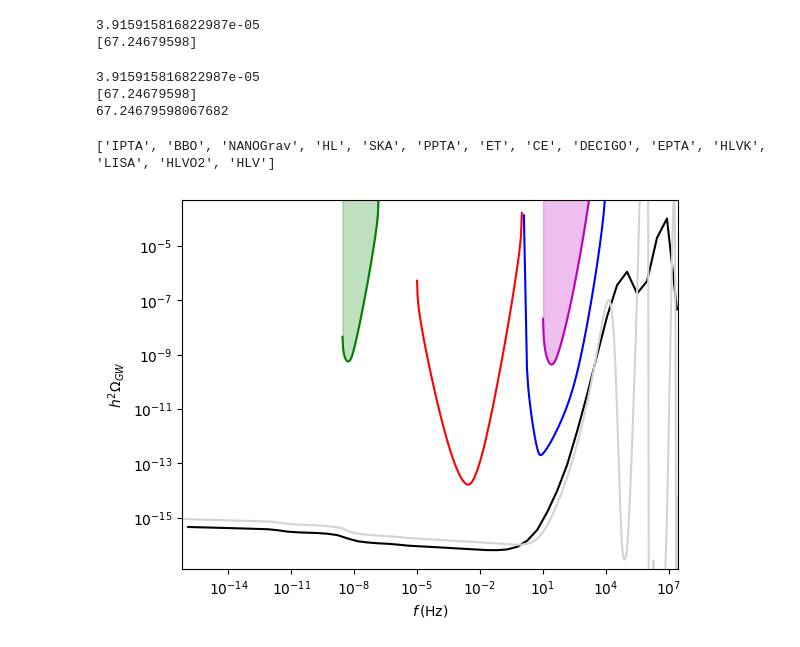
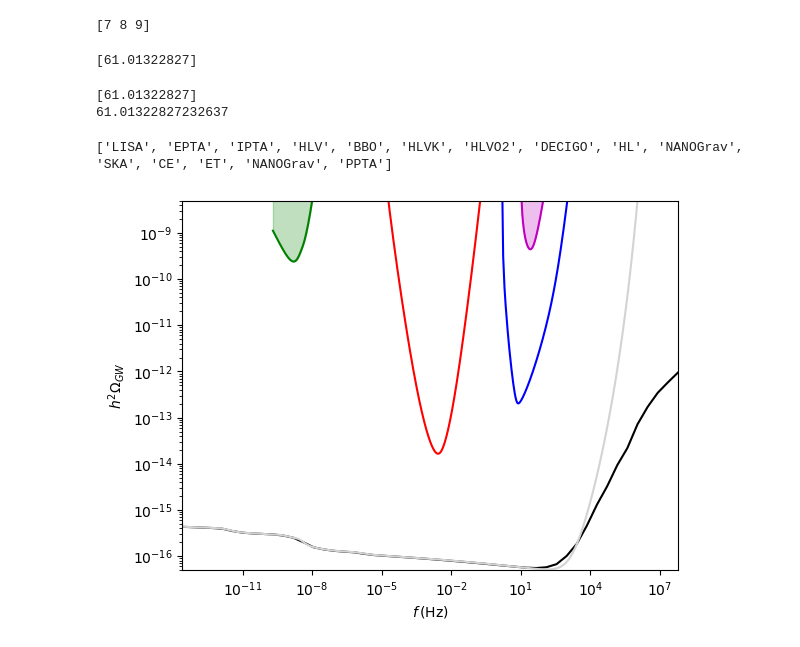
Before and after one commit to richard-von-eckardstein/GEFF, a Jupyter notebook: Common/ComputeTensor.ipynb, the cells around one changed output. Saved outputs shown, nothing was run; the diff lists cells and outputs as text; code cells hidden in the pictures.

```diff
--- a/Common/ComputeTensor.ipynb
+++ b/Common/ComputeTensor.ipynb
@@ -17,3 +17,9 @@ from GEFClassic.GEFClassic import GEF
+# %%
+a = np.arange(0, 100, 10)
+b = np.where(a>60)[0]
+print(b)
+# %% [output]
+[7 8 9]
 # %%
 #Set coupling Constant
 beta=25
@@ -21,33 +27,30 @@ MbMexist=True
 
 #Set path to the directory where the GEF results are stored
 path = os.getcwd()
-name = path+f"/../Out/GEF_Beta{beta}.0_SENone_M6.16_Bdr.dat"
+name = path+f"/../Out/GEF_Beta{beta}.0_SEmix_KDep_1it.dat"
 
 #Set up initial conditions for the GEF system (I plan to streamline this at some point)
 alpha = 0.
 Mpl = 1.
-M = 6.16e-6*Mpl
+M = 6e-6*Mpl
 phi0 = 15.55*Mpl
 dphidt0 = -np.sqrt(2/3)*M*Mpl
 ini = {"phi":phi0, "dphi":dphidt0}
 ntr = 150
-H = GEF(beta, Mpl, ini, M, ntr, approx=True)
+H = GEF(0, beta, Mpl, ini, M, ntr, SE="mix", AltDamp=2, approx=True)
 H.LoadData(name)
 Nend = H.EndOfInflation()[0]
 # %% [output]
-3.915915816822987e-05
-[67.24679598]
+[61.01322827]
 # %%
 P = PowSpecT(H)
 
-k = (np.exp(Nend)*0.01)
 ks = np.logspace(np.log10(P.mink), np.log10(P.maxk), 50)
 # %% [output]
-3.915915816822987e-05
-[67.24679598]
-67.24679598067682
+[61.01322827]
+61.01322827232637
 # %%
-PT = P.ComputePowSpec(ks)
+PT = P.ComputePowSpec(ks, ModePath="../Modes/MbM_Beta25.0+SEmix+KDep1it.dat")
 # %%
 aH = H.vals["a"]*H.vals["H"]
 PTAnalytic = P.PTAnalytical()
@@ -58,23 +61,25 @@ faH = P.ktofreq(aH)
 OmegaGW = P.PTtoOmega(PT["tot"], ks)
 OmegaGWAnalytic = P.PTtoOmega(P.PTAnalytical()["tot"], aH)
 # %%
-limy = (min(OmegaGW/5), max(OmegaGW*5))
-limx = (min(0.5*fs), max(1.1*fs))
+
+limy = (5e-17, 5e-9)# max(OmegaGW))
+limx = (min(fs), max(fs))
 
 fig, ax = plt.subplots(1,1)
 
+
+ax.plot(faH, OmegaGWAnalytic, "lightgray")
 ax.plot(fs, OmegaGW, "k")
-ax.plot(faH, OmegaGWAnalytic, "lightgray")
-#PlotSensitivityCurves(ax, ["LISA", "ET", "NANOGrav", "HLVK"], ["r", "b", "g", "m", "y", "c"])
+PlotSensitivityCurves(ax, ["LISA", "ET", "NANOGrav", "HLVK"], ["r", "b", "g", "m", "y", "c"])
 ax.set_xlim(limx)
 ax.set_ylim(limy)
 
 ax.set_ylabel("$h^2 \Omega_{GW}$")
 ax.set_xlabel(r"$f\,({\rm Hz})$")
 ax.set_yscale("log")
 ax.set_xscale("log")
-#plt.savefig(f"../Plots/OmegaGW_beta{beta}.png")
+plt.savefig(f"../Plots/OmegaGW_beta{beta}_SE.png")
 plt.show()
 # %% [output]
-['IPTA', 'BBO', 'NANOGrav', 'HL', 'SKA', 'PPTA', 'ET', 'CE', 'DECIGO', 'EPTA', 'HLVK', 'LISA', 'HLVO2', 'HLV']
+['LISA', 'EPTA', 'IPTA', 'HLV', 'BBO', 'HLVK', 'HLVO2', 'DECIGO', 'HL', 'NANOGrav', 'SKA', 'CE', 'ET', 'NANOGrav', 'PPTA']
-[figure, old version]
+[figure, new version]
```
Also changed, not shown: parts of 1 cell of this notebook.
